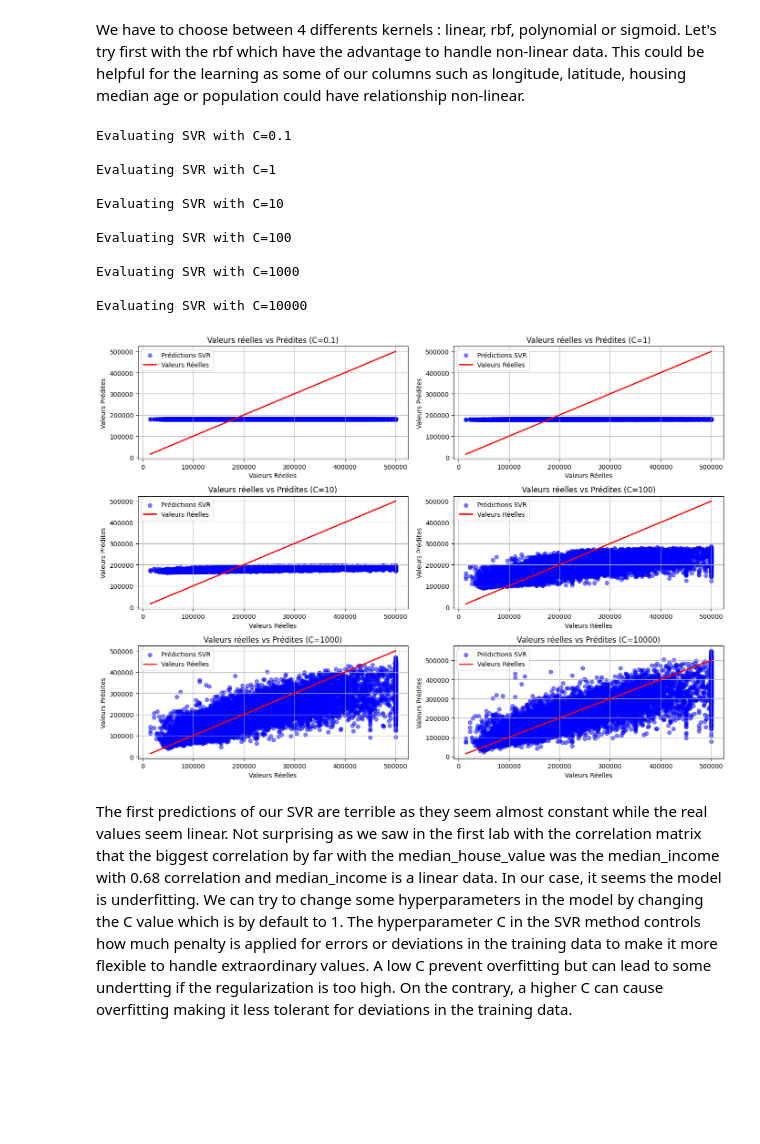
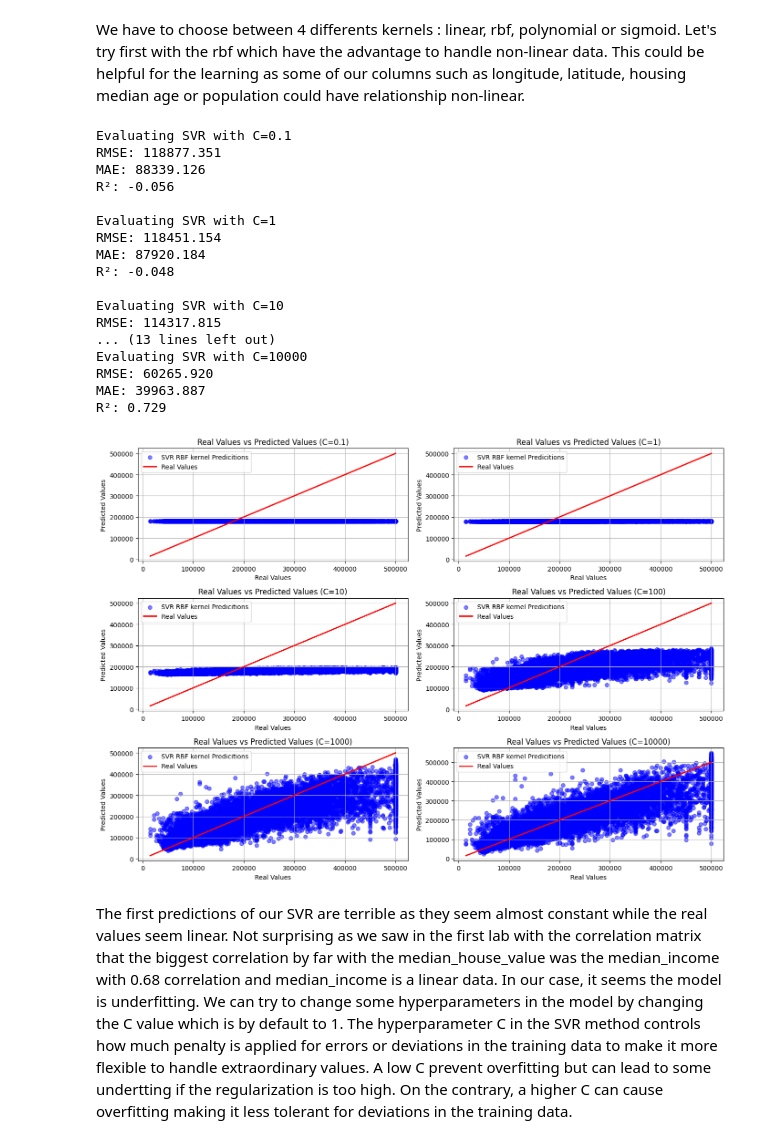
Before and after one commit to AILogos/IAI600Lab2, a Jupyter notebook: lab2-paul.ipynb, the cells around one changed output. Cells and saved outputs as stored; diff of their text form; code cells hidden in the pictures; blank space fills up the shorter version.

```diff
--- a/lab2-paul.ipynb
+++ b/lab2-paul.ipynb
@@ -225,42 +225,48 @@ for idx, C in enumerate(C_values):
     svr_r2 = r2_score(housing_labels, housing_predictions_rbf)
 
     rmse_scores.append(svr_rbf_rmse)
     mae_scores.append(svr_rbf_mae)
     r2_scores.append(svr_r2)
 
     axs[idx].scatter(housing_labels, housing_predictions_rbf, color='blue', label='SVR RBF kernel Predicitions', alpha=0.5)
     axs[idx].plot([housing_labels.min(), housing_labels.max()], [housing_labels.min(), housing_labels.max()], color='red', lw=2, label='Real Values')
     axs[idx].set_title(f"Real Values vs Predicted Values (C={C})")
     axs[idx].set_xlabel('Real Values')
     axs[idx].set_ylabel('Predicted Values')
     axs[idx].legend()
     axs[idx].grid(True)
 
     print(f"RMSE: {svr_rbf_rmse:.3f}")
     print(f"MAE: {svr_rbf_mae:.3f}")
     print(f"R²: {svr_r2:.3f}")
 
-    if C == 1000:
-        scores = cross_val_score(svr_rbf, housing_prepared, housing_labels,
+    if C == 1000: #### Cross validation takes time, C = 1000 rmse looks better than C = 0.1, 1, 10 or 100 so we'll focus on this one only for cross-validation
+        svr_rbf_scores = cross_val_score(svr_rbf, housing_prepared, housing_labels,
                             scoring="neg_mean_squared_error", cv=10)
-        svm_rmse_scores = np.sqrt(-scores)
+        svr_rbf_rmse_scores = np.sqrt(-svr_rbf_scores)
 
 plt.tight_layout()
 
 plt.show()
 # %% [output]
 Evaluating SVR with C=0.1
+RMSE: 118877.351
+MAE: 88339.126
+R²: -0.056
 
 Evaluating SVR with C=1
+RMSE: 118451.154
+MAE: 87920.184
+R²: -0.048
 
 Evaluating SVR with C=10
-
-Evaluating SVR with C=100
-
-Evaluating SVR with C=1000
-
+RMSE: 114317.815
+... (13 lines left out)
 Evaluating SVR with C=10000
+RMSE: 60265.920
+MAE: 39963.887
+R²: 0.729
-[figure, old version]
+[figure, new version]
 # %% [markdown]
 The first predictions of our SVR are terrible as they seem almost constant while the real values seem linear. Not surprising as we saw in the first lab with the correlation matrix that the biggest correlation by far with the median_house_value was the median_income with 0.68 correlation and median_income is a linear data.
 In our case, it seems the model is underfitting. We can try to change some hyperparameters in the model by changing the C value which is by default to 1.
```
Also changed, not shown: parts of 11 cells of this notebook.
